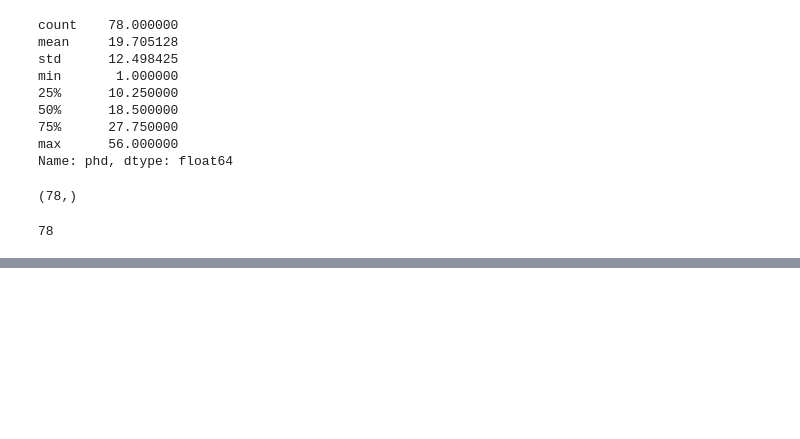
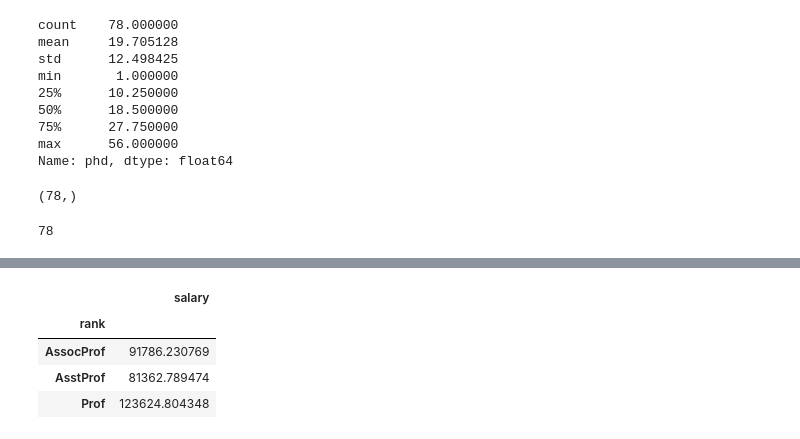
Before and after one commit to Deepanshu1908/DataScience_Python, a Jupyter notebook: Salary_Analysis.ipynb, the cells around one changed output, grey strips where cells are left out. Saved outputs shown, nothing was run; the diff lists cells and outputs as text; code cells hidden in the pictures; blank space fills up the shorter version.

```diff
--- a/Salary_Analysis.ipynb
+++ b/Salary_Analysis.ipynb
@@ -162,0 +171,8 @@ df2.count()
+# %%
+df.groupby('rank')[['salary']].mean()
+# %% [output]
+|  | salary |
+| rank |  |
+| AssocProf | 91786.230769 |
+| AsstProf | 81362.789474 |
+| Prof | 123624.804348 |
```
Also changed, not shown: parts of 4 cells of this notebook.
